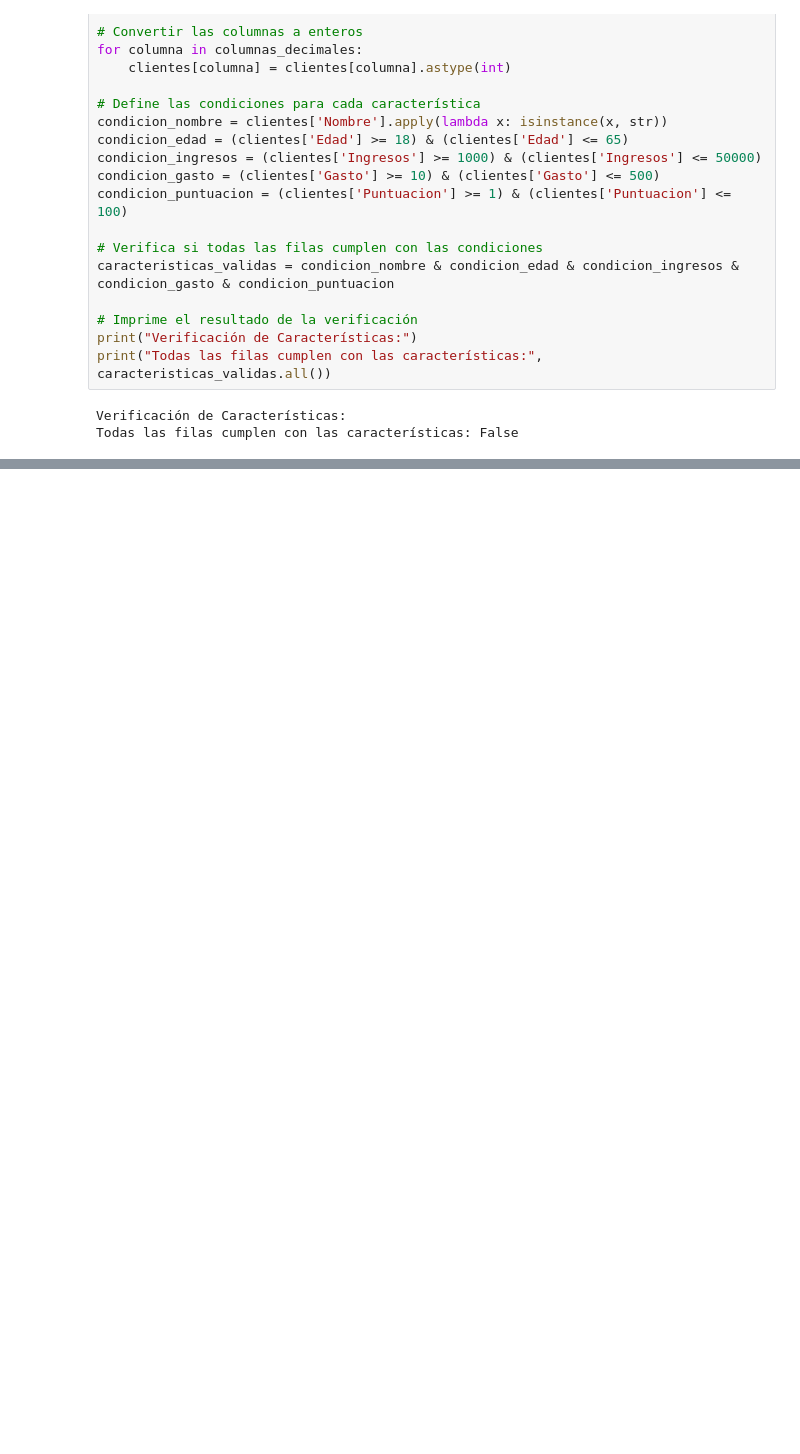
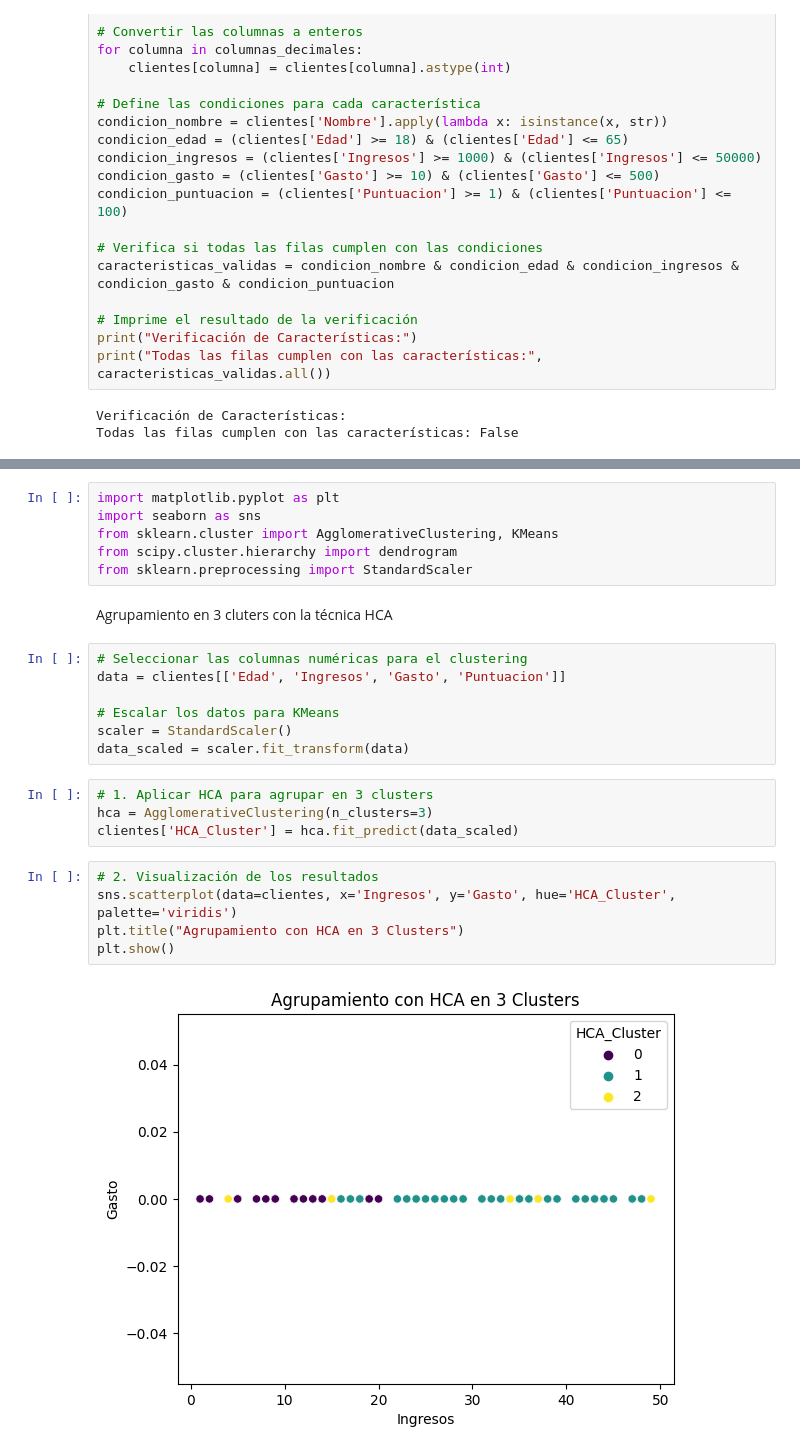
Before and after one commit to fpabi/Tareas, a Jupyter notebook: Tarea_18.ipynb, the cells around one changed output, grey strips where cells are left out. Cells and saved outputs as stored; diff of their text form; blank space fills up the shorter version.

Commit message:
Se hizo agrupamiento en 3 y 5 cluster con el metodo hca y k-means

```diff
--- a/Tarea_18.ipynb
+++ b/Tarea_18.ipynb
@@ -106,0 +117,26 @@ Todas las filas cumplen con las características: False
+# %%
+import matplotlib.pyplot as plt
+import seaborn as sns
+from sklearn.cluster import AgglomerativeClustering, KMeans
+from scipy.cluster.hierarchy import dendrogram
+from sklearn.preprocessing import StandardScaler
+# %% [markdown]
+Agrupamiento en 3 cluters  con la técnica HCA
+# %%
+# Seleccionar las columnas numéricas para el clustering
+data = clientes[['Edad', 'Ingresos', 'Gasto', 'Puntuacion']]
+
+# Escalar los datos para KMeans
+scaler = StandardScaler()
+data_scaled = scaler.fit_transform(data)
+# %%
+# 1. Aplicar HCA para agrupar en 3 clusters
+hca = AgglomerativeClustering(n_clusters=3)
+clientes['HCA_Cluster'] = hca.fit_predict(data_scaled)
+# %%
+# 2. Visualización de los resultados
+sns.scatterplot(data=clientes, x='Ingresos', y='Gasto', hue='HCA_Cluster', palette='viridis')
+plt.title("Agrupamiento con HCA en 3 Clusters")
+plt.show()
+# %% [output]
+[figure, added]
```
Also changed, not shown: parts of 4 cells of this notebook.
